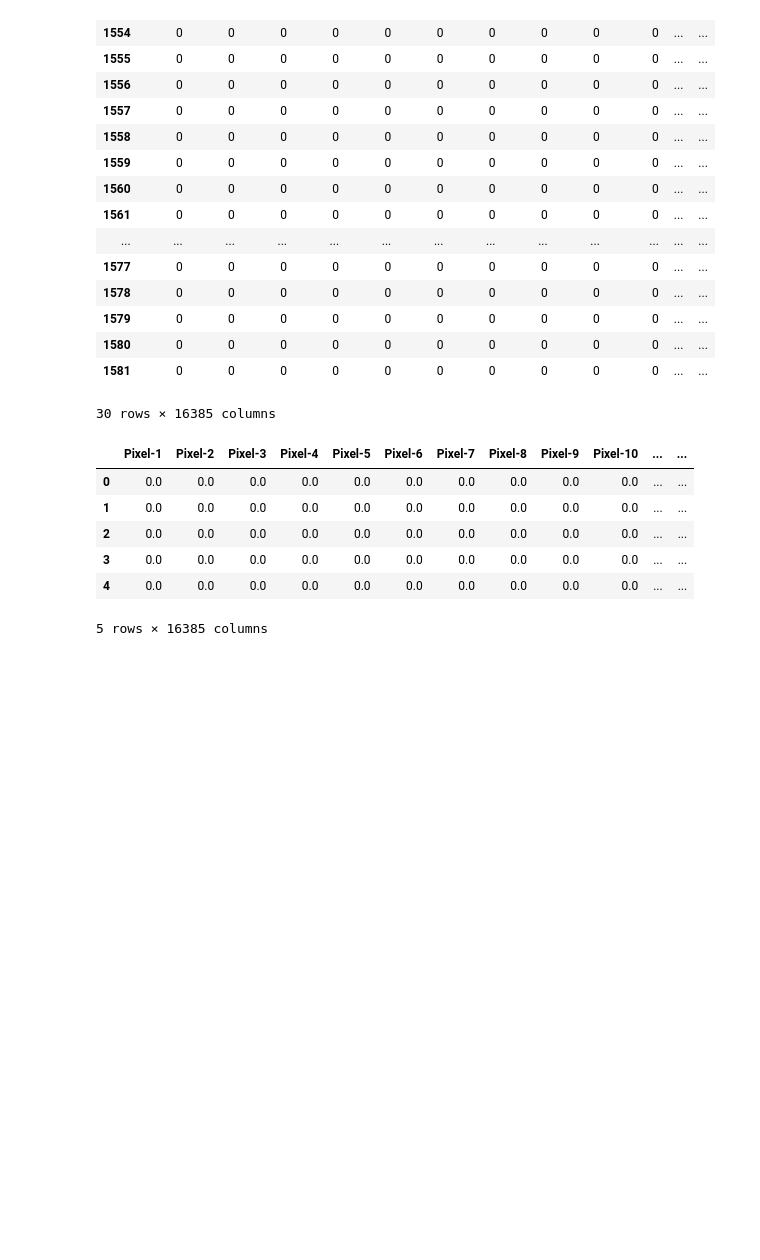
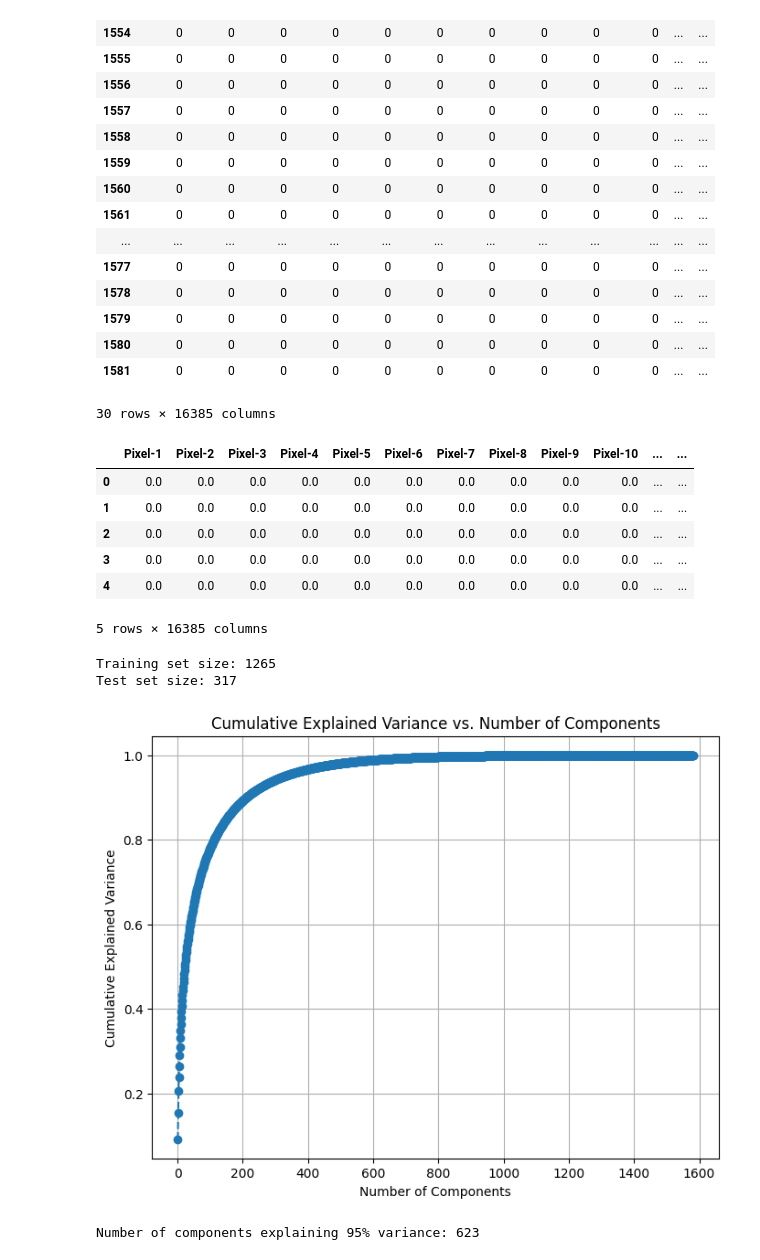
Before and after one commit to negativenagesh/Arecaverse, a Jupyter notebook: EDA/eda.ipynb, the cells around one changed output. Drawn from its saved outputs; the diff is of its cells as text; code cells hidden in the pictures; blank space fills up the shorter version.

Commit message:
split,pca

```diff
--- a/EDA/eda.ipynb
+++ b/EDA/eda.ipynb
@@ -165,3 +156,40 @@ scaled_data_df.head()
 | 3 | 0.0 | 0.0 | 0.0 | 0.0 | 0.0 | 0.0 | 0.0 | 0.0 | 0.0 | 0.0 | ... | ... |
 | 4 | 0.0 | 0.0 | 0.0 | 0.0 | 0.0 | 0.0 | 0.0 | 0.0 | 0.0 | 0.0 | ... | ... |
 5 rows × 16385 columns
+# %%
+from sklearn.model_selection import train_test_split
+
+x= scaled_data_df.drop(columns=['grade'])
+y = scaled_data_df['grade']
+
+x_train, x_test, y_train, y_test = train_test_split(x, y, test_size=0.2, random_state=42)
+
+print(f"Training set size: {x_train.shape[0]}")
+print(f"Test set size: {x_test.shape[0]}")
+# %% [output]
+Training set size: 1265
+Test set size: 317
+# %%
+from sklearn.decomposition import PCA
+import matplotlib.pyplot as plt
+
+pca = PCA()
+pca.fit(scaled_data)
+
+explained_variance_ratio = pca.explained_variance_ratio_
+
+cumulative_variance = explained_variance_ratio.cumsum()
+
+plt.figure(figsize=(8, 6))
+plt.plot(range(1, len(cumulative_variance) + 1), cumulative_variance, marker='o', linestyle='--')
+plt.xlabel('Number of Components')
+plt.ylabel('Cumulative Explained Variance')
+plt.title('Cumulative Explained Variance vs. Number of Components')
+plt.grid(True)
+plt.show()
+
+n_components_99 = next(i for i, total in enumerate(cumulative_variance) if total >= 0.99) + 1
+print(f"Number of components explaining 95% variance: {n_components_99}")
+# %% [output]
+[figure, added]
+Number of components explaining 95% variance: 623
```
Also changed, not shown: parts of 3 cells of this notebook.
